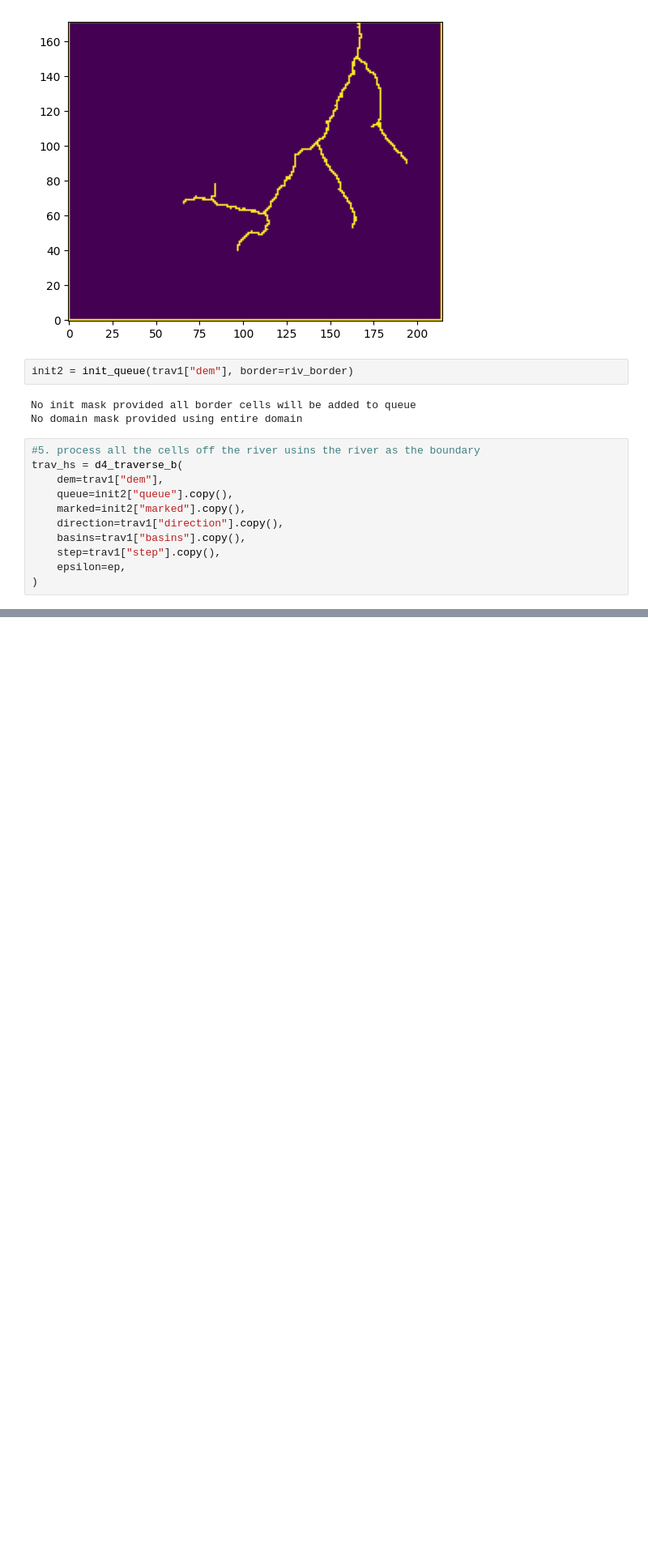
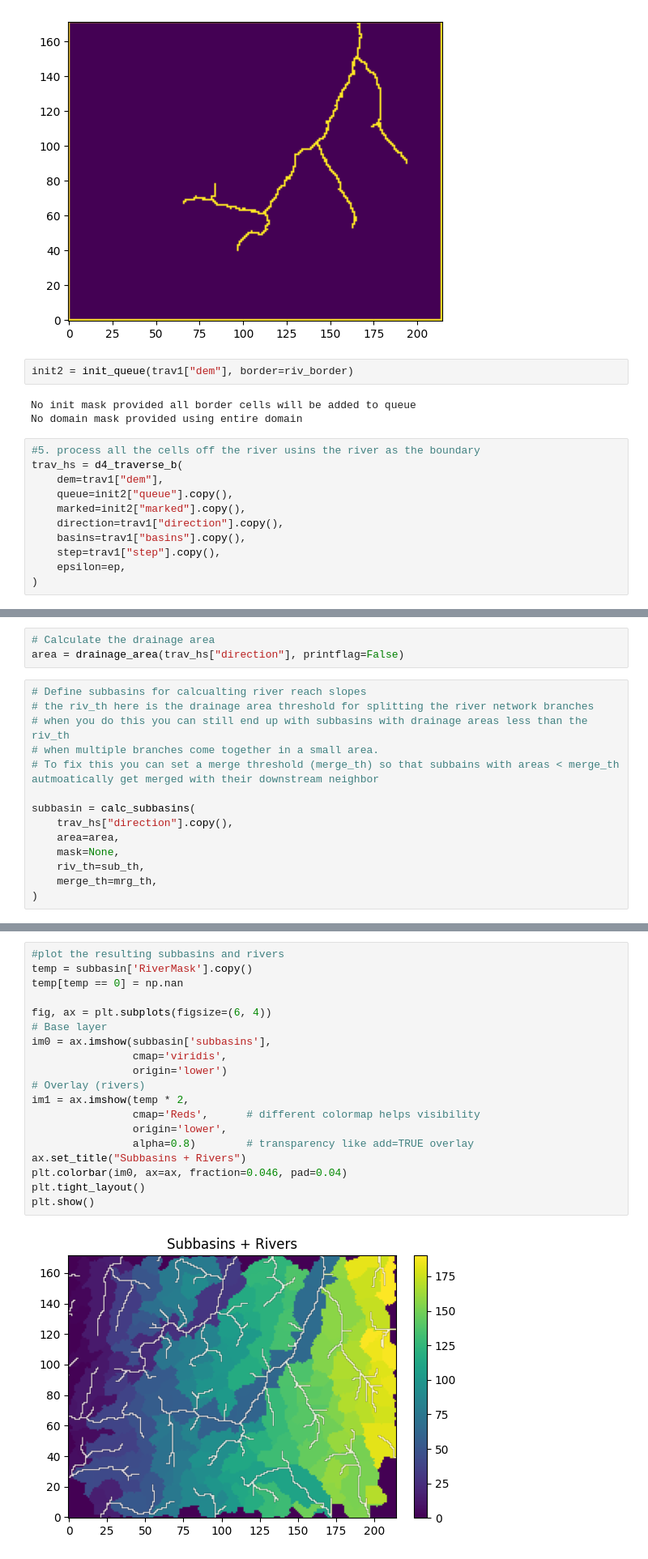
Before and after one commit to hydroframe/priority_flow, a Jupyter notebook: docs/notebooks/Downwinding_workflow_example3.ipynb, the cells around one changed output, grey strips where cells are left out. Shown at 81% size. Cells and saved outputs as stored; diff of their text form; blank space fills up the shorter version.

```diff
--- a/docs/notebooks/Downwinding_workflow_example3.ipynb
+++ b/docs/notebooks/Downwinding_workflow_example3.ipynb
@@ -200,0 +263,17 @@ trav_hs = d4_traverse_b(
+# %%
+# Calculate the drainage area
+area = drainage_area(trav_hs["direction"], printflag=False)
+# %%
+# Define subbasins for calcualting river reach slopes
+# the riv_th here is the drainage area threshold for splitting the river network branches
+# when you do this you can still end up with subbasins with drainage areas less than the riv_th
+# when multiple branches come together in a small area.
+# To fix this you can set a merge threshold (merge_th) so that subbains with areas < merge_th autmoatically get merged with their downstream neighbor
+
+subbasin = calc_subbasins(
+    trav_hs["direction"].copy(),
+    area=area,
+    mask=None,
+    riv_th=sub_th,
+    merge_th=mrg_th,
+)
@@ -200,0 +282,21 @@ trav_hs = d4_traverse_b(
+# %%
+#plot the resulting subbasins and rivers
+temp = subbasin['RiverMask'].copy()
+temp[temp == 0] = np.nan
+
+fig, ax = plt.subplots(figsize=(6, 4))
+# Base layer
+im0 = ax.imshow(subbasin['subbasins'],
+                cmap='viridis',
+                origin='lower')
+# Overlay (rivers)
+im1 = ax.imshow(temp * 2,
+                cmap='Reds',      # different colormap helps visibility
+                origin='lower',
+                alpha=0.8)        # transparency like add=TRUE overlay
+ax.set_title("Subbasins + Rivers")
+plt.colorbar(im0, ax=ax, fraction=0.046, pad=0.04)
+plt.tight_layout()
+plt.show()
+# %% [output]
+[figure, added]
```
Also changed, not shown: parts of 13 cells of this notebook.
